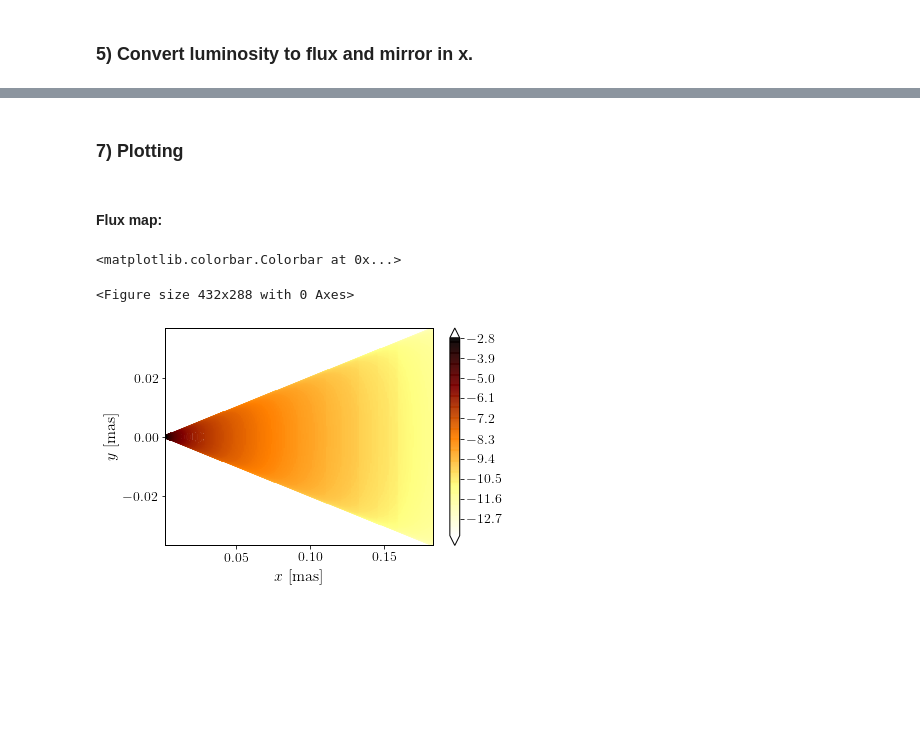
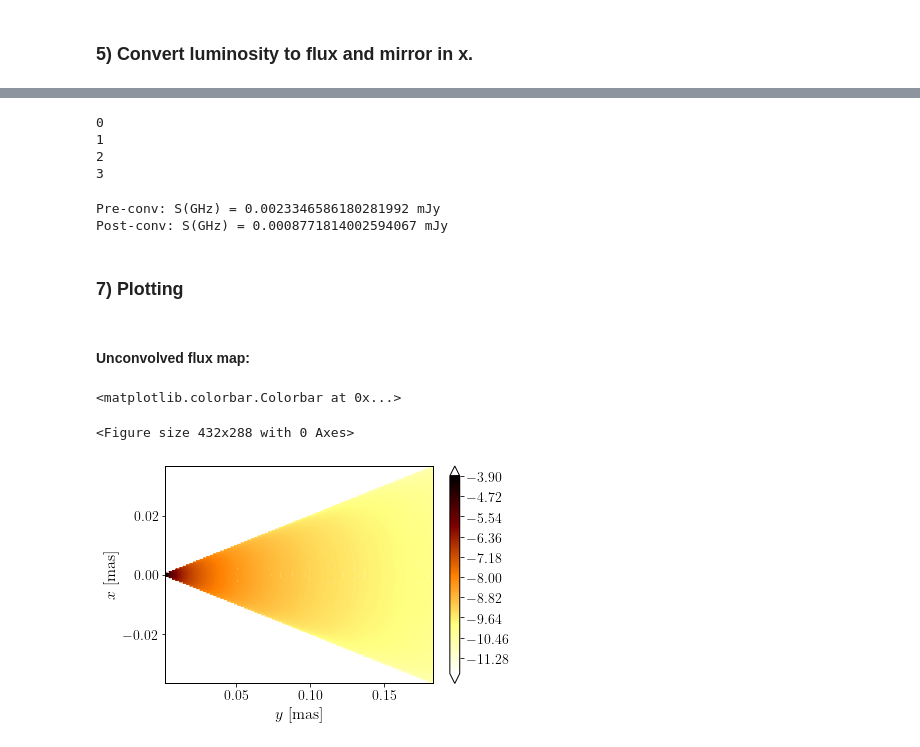
Before and after one commit to santimda/ExtendedJet, a Jupyter notebook: Code/MapFlux.ipynb, the cells around one changed output, grey strips where cells are left out. Saved outputs shown, nothing was run; the diff lists cells and outputs as text; code cells hidden in the pictures; blank space fills up the shorter version.

```diff
--- a/Code/MapFlux.ipynb
+++ b/Code/MapFlux.ipynb
@@ -40,7 +44,7 @@ flux = 1.e26*(h/eV)/(4.0*np.pi*(distance*kpc)**2) # L[erg/s/erg] -> F[mJy]
 ### Define some useful functions
 # %%
 def read_SEDsyn_cuts( filename='SEDsyn_cuts_ord.dat'):
-    Ns = 512 # TODO: Leer de archivo
+    Ns = 1024 # TODO: Leer de archivo
     nIn = 150 # TODO: Leer de archivo
     fname = filename
     #fname format: Esy, Lsy*Esy, Labssy, l
@@ -50,15 +54,15 @@ def read_SEDsyn_cuts( filename='SEDsyn_cuts_ord.dat'):
     Lsy = np.zeros((nIn,Ns))
     j=0
     for l in range(0,Ns): #do l = 1, Ns
-      j = l*nIn
-      for i in range(0,nIn): #do i = 1, nIn
-        Esy[i] = data[i,0]
-        Lsy[i,l] = data[j+i,1]/Esy[i]
-        if l == 0:
-          Esy_test[i] = Esy[i]
-        if Esy[i] != Esy_test[i]:
-            print("ERROR")
-            exit()
+        j = l*nIn
+        for i in range(0,nIn): #do i = 1, nIn
+            Esy[i] = data[i,0]
+            Lsy[i,l] = data[j+i,1]/Esy[i]
+            if l == 0:
+                Esy_test[i] = Esy[i]
+            if Esy[i] != Esy_test[i]:
+                print("ERROR")
+                exit()
 
     return Esy, Lsy
 # %%
@@ -86,7 +90,7 @@ L_z = get_Lsyn_z( Esy, Lsy, nu_target_GHz)
 # %%
 z, r_z = get_z_rz()
 # %%
-y = z * np.sin( incl) * convert
+y_map = z * np.sin( incl) * convert
 # %%
 x = np.linspace( 0, r_z[-1], Nx) * convert
 dx = x[1] - x[0]
@@ -94,8 +98,8 @@ dx = x[1] - x[0]
  ### 4) Evaluate L(x,y) from L(z), assuming optically thin jet and homogeneous distribution of luminosity over height slices.
 # %%
 r_z_proj = r_z * convert
-L_map = np.ones(( len( x), len( y))) * 0
-for j in range( len( y)):
+L_map = np.ones(( len( x), len( y_map))) * 0
+for j in range( len( y_map)):
     for i in range( len( x)):
         if x[ i] < r_z_proj[ j]:
             L_map[i,j] = 2.0 * L_z[ j] * np.sqrt( r_z_proj[ j]**2.0 - x[ i]**2.0) / (np.pi * r_z_proj[ j]**2.0)
@@ -106,8 +110,8 @@ for j in range( len( y)):
 # %% [markdown]
  ### 5) Convert luminosity to flux and mirror in x.
 # %%
-F_map = np.ones(( 2*len(x), len(y)))
 x_map = np.ones(( 2*len(x)))
+F_map = np.ones(( len(x_map), len(y_map)))
 for i in range( len(L_map[:,0])):
     x_map[i+Nx] = x[i]
     x_map[Nx-i-1] = -x[i]
@@ -119,3 +141,44 @@ for i in range( len(L_map[:,0])):
+# %%
+F_map_c = np.ones((Nx_c, Ny_c))
+
+w_x = 2.0*sigma_x**2 # weight for x distance
+w_y = 2.0*sigma_y**2 # weight for y distance
+
+for i in range(Nx_c):
+    print(i)
+    for j in range(Ny_c):
+        sum = 0.0
+        for l_x in range(len(x_map)):
+            d_x2 = ( x_map[l_x] - x_c[i] )**2
+            if d_x2 < 6.0 * w_x:
+                for l_y in range(len(y_map)):
+                    d_y2 = ( y_map[l_y] - y_c[j] )**2
+                    weight = d_x2/w_x + d_y2/w_y
+                    D_F = 0.0
+                    if (weight < 6.0): # flux drops < 1e-3 farther from there, no need to sum
+                        atenua = np.exp( -weight )
+                        D_F = F_map[l_x,l_y] * atenua
+                    #print(suma, D_F)
+                    sum = sum + D_F
+        F_map_c[i,j] = sum
+# %% [output]
+0
+1
+2
+3
+# %%
+S_pre = np.sum(F_map)
+print('Pre-conv: S(GHz) = ' + str(S_pre) + ' mJy')
+
+# Gaussian beam -> exp(...)/(sigma*sqrt(2*pi)), both in x and y
+A_beam = 2 * np.pi * sigma_x * sigma_y     # = Gaussian normalization factor
+A_cell = Dx_c * Dy_c              # cell sample size
+mJy_beam = A_cell/A_beam          # Transform mJy/beam -> mJy (for checks)
+S_post = np.sum(F_map_c) * mJy_beam
+print('Post-conv: S(GHz) = ' + str(S_post) + ' mJy')
+# %% [output]
+Pre-conv: S(GHz) = 0.0023346586180281992 mJy
+Post-conv: S(GHz) = 0.0008771814002594067 mJy
 # %% [markdown]
 ### 7) Plotting
 # %%
@@ -135,16 +198,17 @@ nice_fonts = {
 }
 matplotlib.rcParams.update(nice_fonts)
 # %% [markdown]
-#### Flux map:
+#### Unconvolved flux map:
 # %%
 plt.clf()
 fig, ax = plt.subplots()
-ax.set_xlabel(r"$x$ [mas]")
-ax.set_ylabel(r"$y$ [mas]")
+ax.set_xlabel(r"$y$ [mas]")
+ax.set_ylabel(r"$x$ [mas]")
 cmap  = plt.cm.afmhot_r
-CS = ax.contour( y, x_map, np.log10(F_map), cmap=cmap, levels=256, extend="both")
+#cmap.set_label(r"$S_\nu$ [mJy]")
+CS = ax.contour( y_map, x_map, np.log10(F_map), cmap=cmap, levels=512, extend="both")
 fig.colorbar( CS)
 # %% [output]
 <matplotlib.colorbar.Colorbar at 0x...>
 <Figure size 432x288 with 0 Axes>
-[figure, old version]
+[figure, new version]
```
Also changed, not shown: parts of 6 cells of this notebook.
